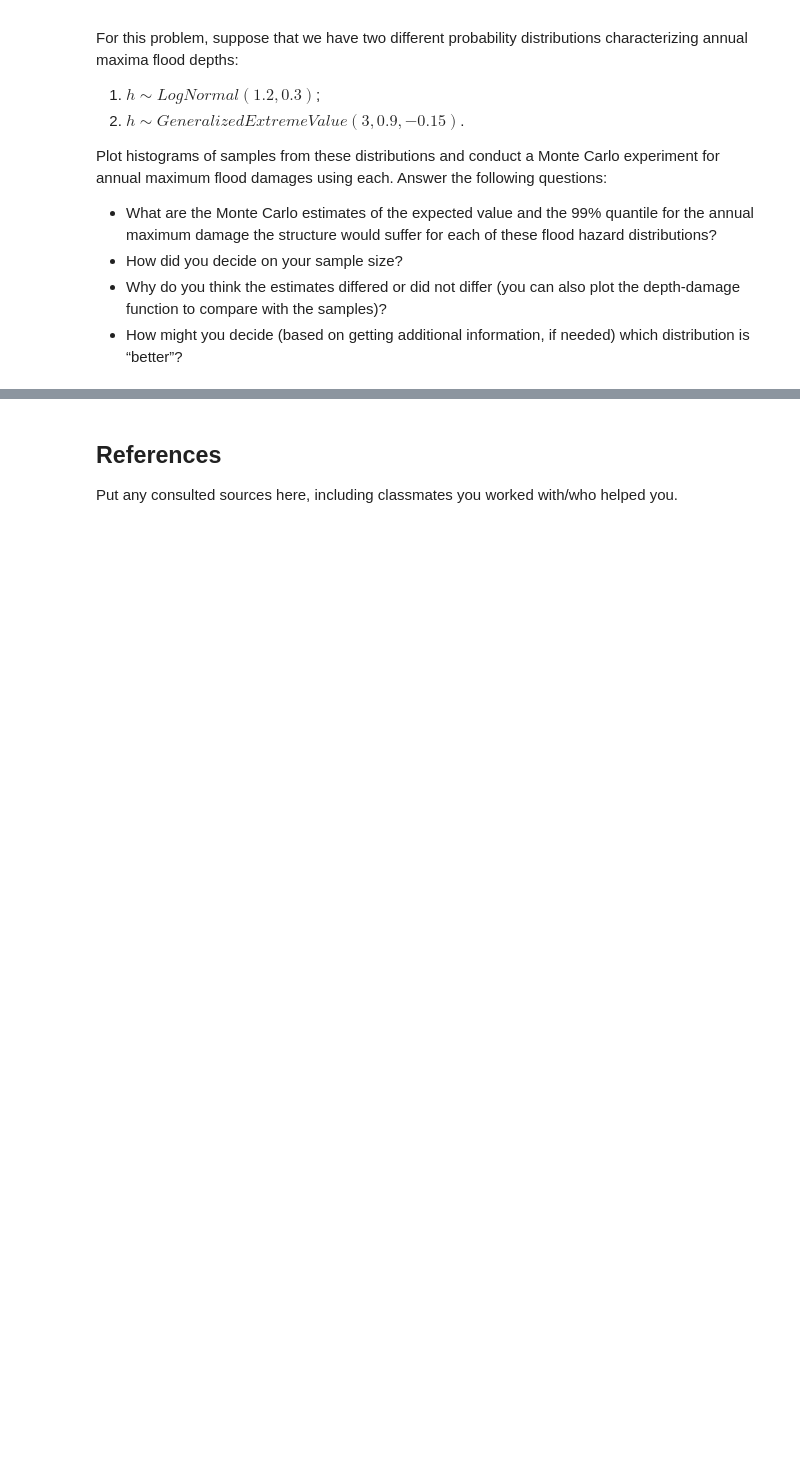
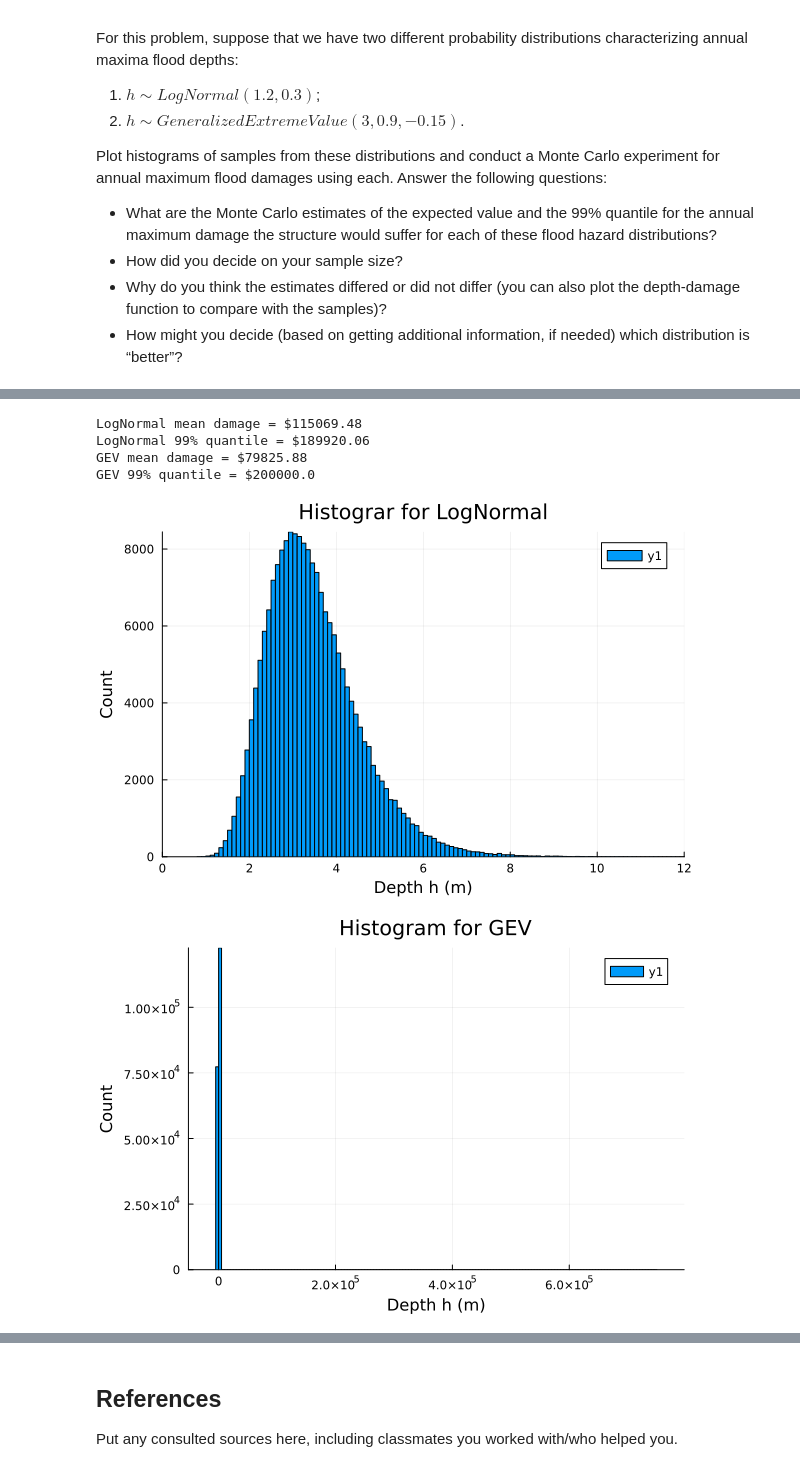
Before and after one commit to BEE4750-FA25/lab-2-bwb78, a Jupyter notebook: lab02.ipynb, the cells around one changed output, grey strips where cells are left out. Drawn from its saved outputs; the diff is of its cells as text; code cells hidden in the pictures; blank space fills up the shorter version.

```diff
--- a/lab02.ipynb
+++ b/lab02.ipynb
@@ -220,0 +185,57 @@ GEV 99% quantile = $200000.0
+# %%
+#plotting 4 histograms of samples from the distributions given
+
+#Values given in problem
+L = 200000      #max loss
+k = 0.8            #slope
+h0 = 3           #inflection point
+N = 200000        #Monte Carlo sample size
+rng = MersenneTwister(42) #random number generator
+
+#Depth-damage function given in problem
+damage(h) = h > 0 ? L / (1 + exp(-k * (h - h0))) : 0.0
+
+#Distribution given in problem
+dist_ln = LogNormal(1.2, 0.3)
+dist_gev = GeneralizedExtremeValue(-0.15, 3.0, 0.9)
+
+#Samples
+h_ln = rand(rng, dist_ln, N) #array of flood depth samples for ln
+h_gev = rand(rng, dist_gev, N) #array of flood depth samples for gev
+
+d_ln = damage.(h_ln) #applying damage function
+d_gev = damage.(h_gev)
+
+#Monte Carlo
+println("LogNormal mean damage = \$", round(mean(d_ln), digits=2))
+println("LogNormal 99% quantile = \$", round(quantile(d_ln, 0.99), digits=2))
+println("GEV mean damage = \$", round(mean(d_gev), digits=2))
+println("GEV 99% quantile = \$", round(quantile(d_gev, 0.99), digits=2))
+
+##Plots
+#Histogram of LogNormal depths
+p1 = histogram(h_ln, bins=200, xlim=(0,12), xlabel="Depth h (m)", ylabel="Count",
+          title="Histograr for LogNormal")
+display(p1)
+
+#Histogram of GEV depths
+p2 = histogram(h_gev, bins=200, xlabel="Depth h (m)", ylabel="Count",
+          title="Histogram for GEV")
+display(p2)
+
+#Histogram of damages for Log Normal
+p3 = histogram(d_ln, bins=200, xlim=(0,L+1000), xlabel="Damage (USD)", ylabel="Count",
+          title="Damage histogram for LogNormal")
+display(p3)
+
+#Histogram of damages for GEV
+p4 = histogram(d_gev, bins=50, xlim=(0,L+1000), xlabel="Damage (USD)", ylabel="Count",
+          title="Damage histogram for GEV")
+display(p4)
+# %% [output]
+LogNormal mean damage = $115069.48
+LogNormal 99% quantile = $189920.06
+GEV mean damage = $79825.88
+GEV 99% quantile = $200000.0
+[figure, added]
+[figure, added]
```
Also changed, not shown: parts of 3 cells of this notebook.
